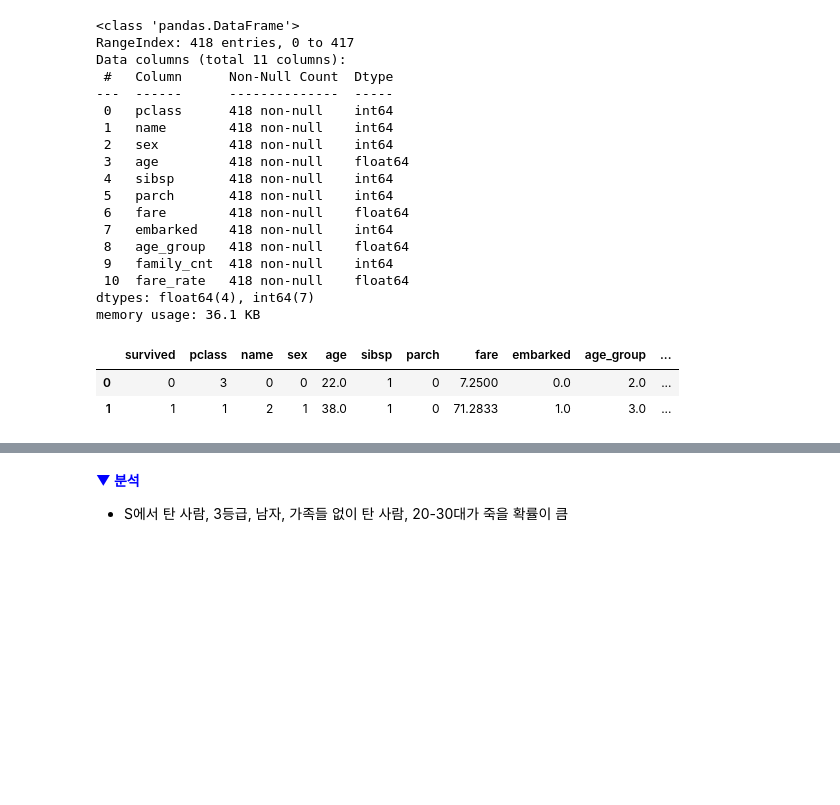
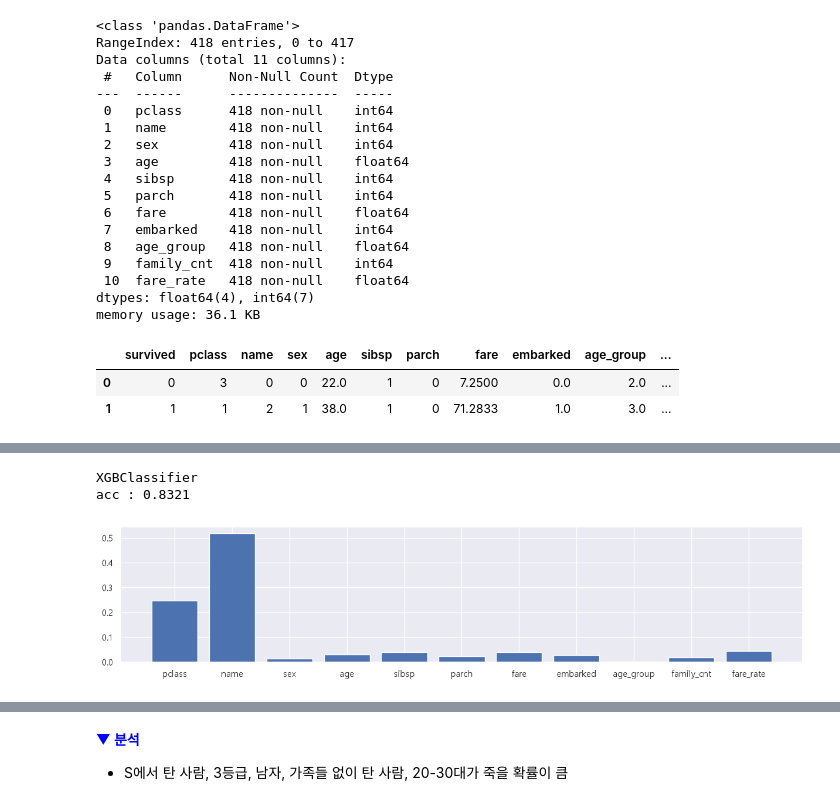
Before and after one commit to jmin0727/My_Workspace, a Jupyter notebook: 03_lec_ml/lec12_분류실습_Titanic.ipynb, the cells around one changed output, grey strips where cells are left out. Saved outputs shown, nothing was run; the diff lists cells and outputs as text; code cells hidden in the pictures; blank space fills up the shorter version.

```diff
--- a/03_lec_ml/lec12_분류실습_Titanic.ipynb
+++ b/03_lec_ml/lec12_분류실습_Titanic.ipynb
@@ -606,0 +695,19 @@ train.head(2)
+# %%
+from xgboost import XGBRegressor, XGBClassifier    #----Regressor 회귀 / Classifier 분류
+xgb = XGBClassifier()
+
+
+model = myscore222(train, xgb)
+imp = model.feature_importances_
+# print(imp)
+# print(X_train7.columns)
+
+plt.figure(figsize=(15,3))
+
+plt.bar(test.columns, imp, label="블루")
+plt.tight_layout
+plt.show()
+# %% [output]
+XGBClassifier
+acc : 0.8321
+[figure, added]
```
Also changed, not shown: parts of 150 cells of this notebook.
